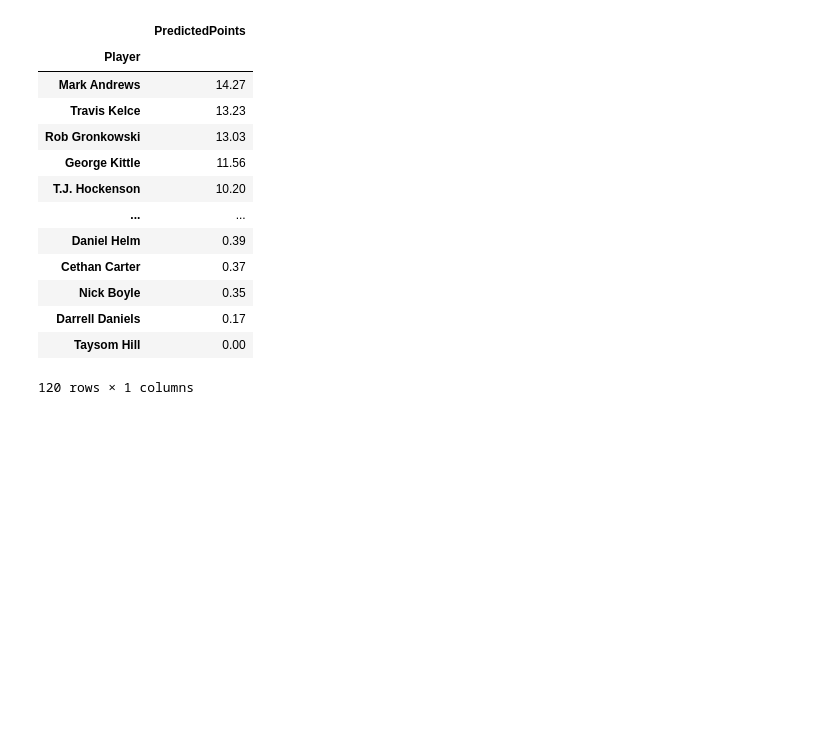
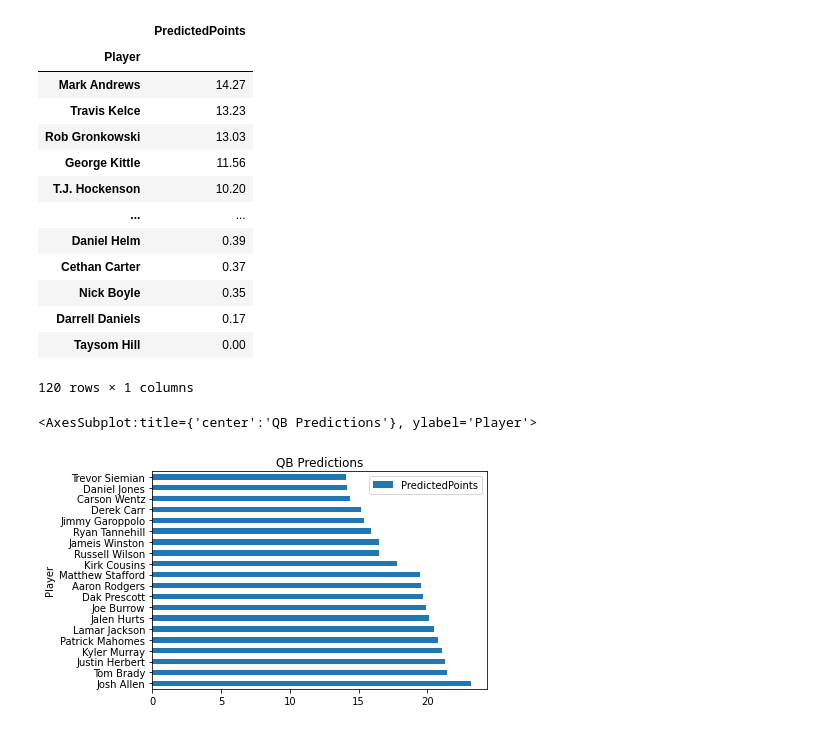
Before and after one commit to jeffery-lai/fantasyfootball, a Jupyter notebook: predictions.ipynb, the cells around one changed output. Saved outputs shown, nothing was run; the diff lists cells and outputs as text; code cells hidden in the pictures; blank space fills up the shorter version.

Commit message:
create predictions outputs

```diff
--- a/predictions.ipynb
+++ b/predictions.ipynb
@@ -95,3 +95,8 @@ predictions(te_test, 'te', te_reg)
 | Darrell Daniels | 0.17 |
 | Taysom Hill | 0.00 |
 120 rows × 1 columns
+# %%
+predictions(qb_test, 'qb', qb_reg)[0:20].plot(kind='barh', title = 'QB Predictions')
+# %% [output]
+<AxesSubplot:title={'center':'QB Predictions'}, ylabel='Player'>
+[figure, added]
```
Also changed, not shown: parts of 5 cells of this notebook, 6 other files.
